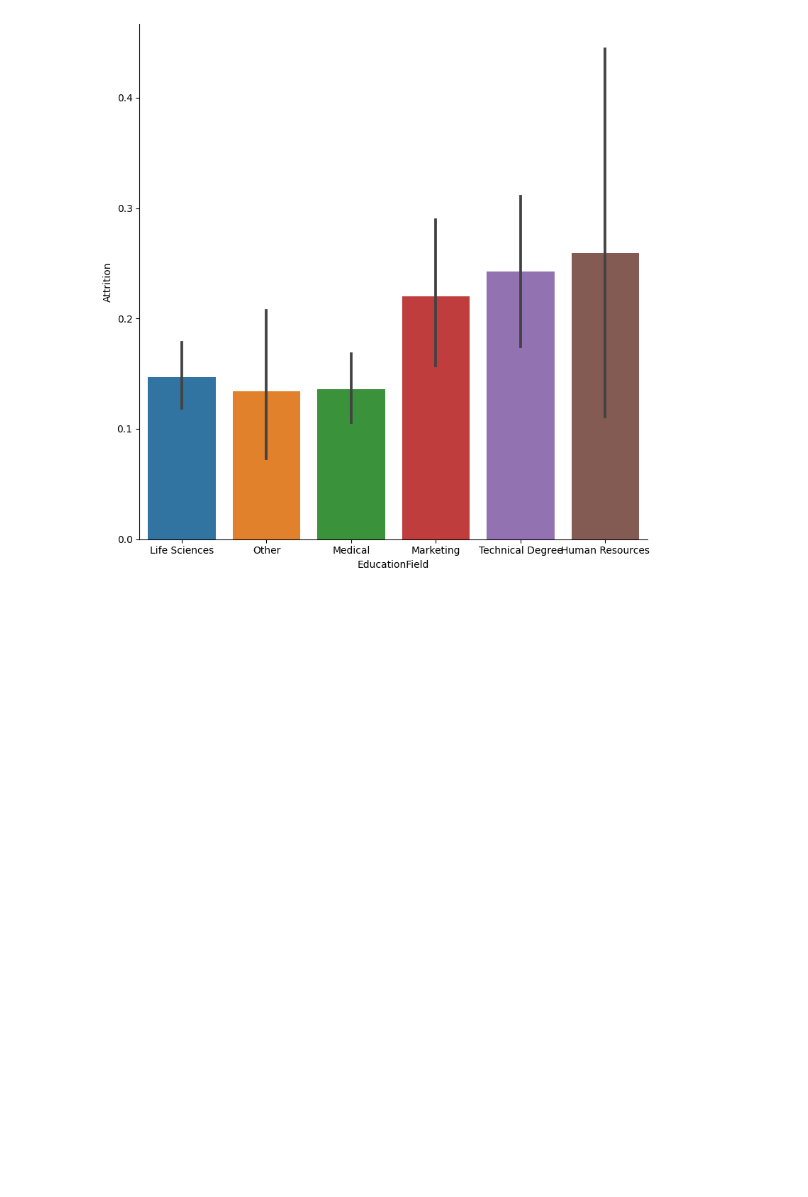
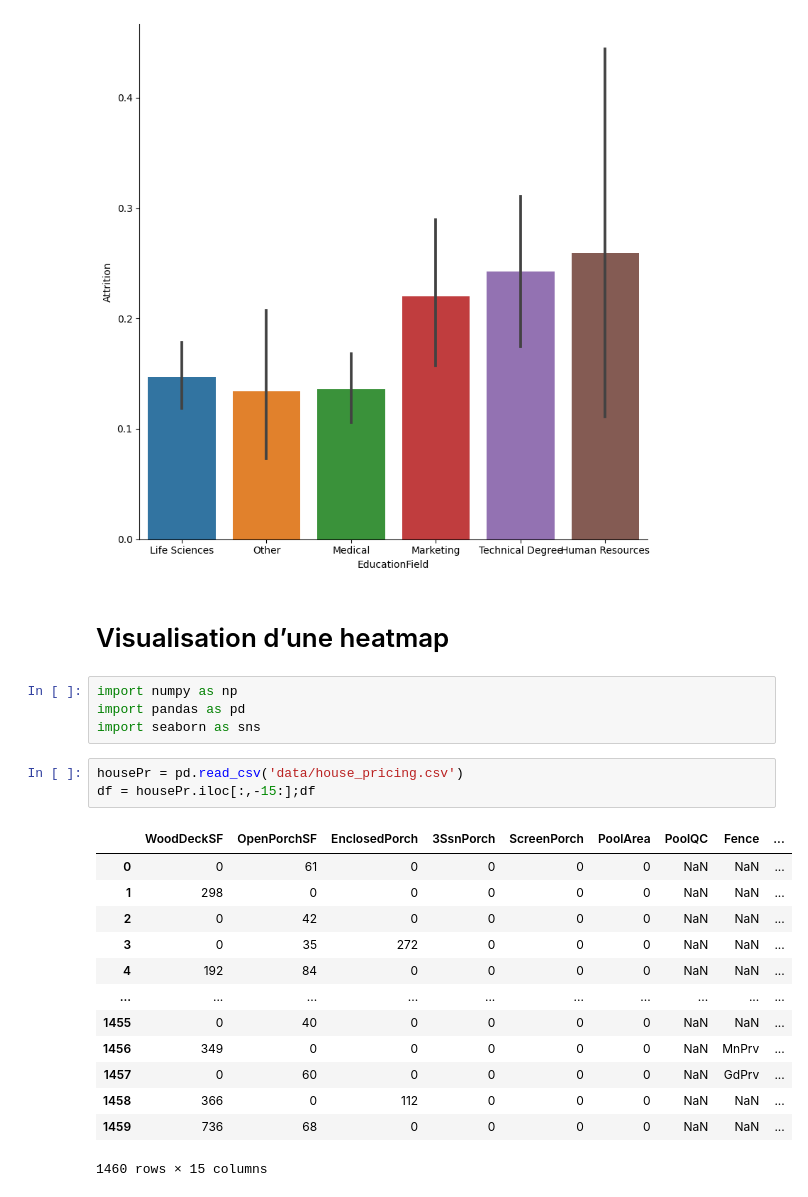
Before and after one commit to Amine-Alami/H3Python, a Jupyter notebook: Data_Visualisation_Statistiques.ipynb, the cells around one changed output. Drawn from its saved outputs; the diff is of its cells as text; blank space fills up the shorter version.

```diff
--- a/Data_Visualisation_Statistiques.ipynb
+++ b/Data_Visualisation_Statistiques.ipynb
@@ -199,3 +199,26 @@ sns.catplot(
 # %% [output]
 <seaborn.axisgrid.FacetGrid at 0x...>
 [figure]
+# %% [markdown]
+# Visualisation d’une heatmap
+# %%
+import numpy as np
+import pandas as pd
+import seaborn as sns
+# %%
+housePr = pd.read_csv('data/house_pricing.csv')
+df = housePr.iloc[:,-15:];df
+# %% [output]
+|  | WoodDeckSF | OpenPorchSF | EnclosedPorch | 3SsnPorch | ScreenPorch | PoolArea | PoolQC | Fence | ... |
+| 0 | 0 | 61 | 0 | 0 | 0 | 0 | NaN | NaN | ... |
+| 1 | 298 | 0 | 0 | 0 | 0 | 0 | NaN | NaN | ... |
+| 2 | 0 | 42 | 0 | 0 | 0 | 0 | NaN | NaN | ... |
+| 3 | 0 | 35 | 272 | 0 | 0 | 0 | NaN | NaN | ... |
+| 4 | 192 | 84 | 0 | 0 | 0 | 0 | NaN | NaN | ... |
+| ... | ... | ... | ... | ... | ... | ... | ... | ... | ... |
+| 1455 | 0 | 40 | 0 | 0 | 0 | 0 | NaN | NaN | ... |
+| 1456 | 349 | 0 | 0 | 0 | 0 | 0 | NaN | MnPrv | ... |
+| 1457 | 0 | 60 | 0 | 0 | 0 | 0 | NaN | GdPrv | ... |
+| 1458 | 366 | 0 | 112 | 0 | 0 | 0 | NaN | NaN | ... |
+| 1459 | 736 | 68 | 0 | 0 | 0 | 0 | NaN | NaN | ... |
+1460 rows × 15 columns
```
Also changed, not shown: parts of 2 cells of this notebook, 1 other file.
